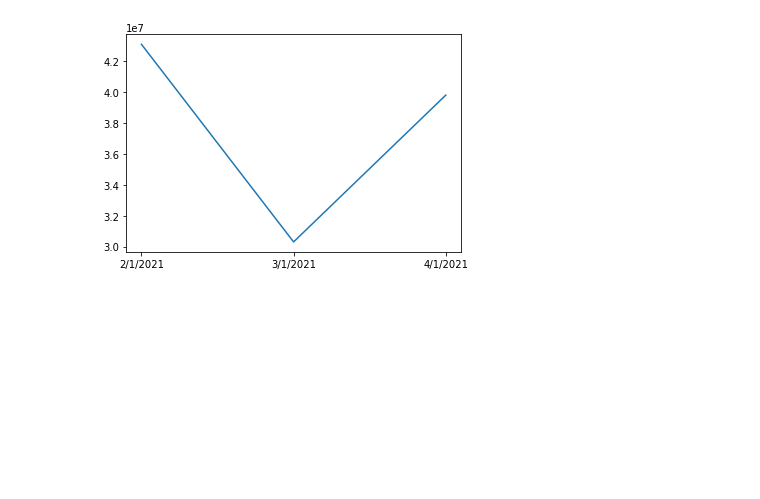
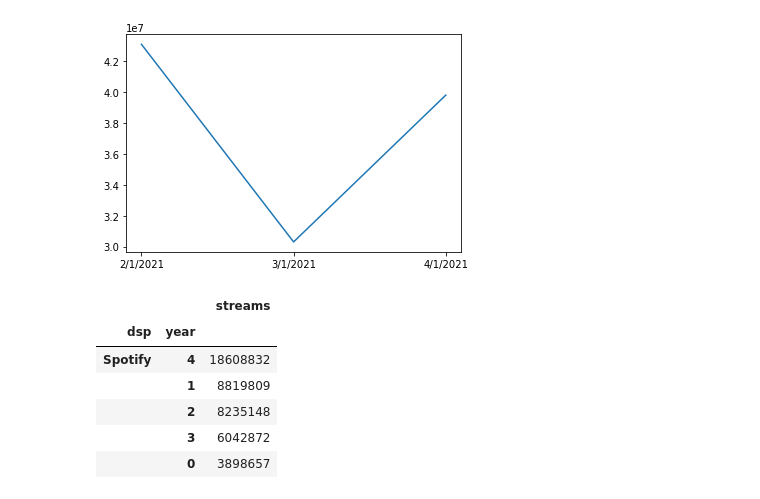
Before and after one commit to LJRollerII/mlc-project-napster, a Jupyter notebook: notebooks/dsp_mlc.ipynb, the cells around one changed output. Drawn from its saved outputs; the diff is of its cells as text; code cells hidden in the pictures; blank space fills up the shorter version.

```diff
--- a/notebooks/dsp_mlc.ipynb
+++ b/notebooks/dsp_mlc.ipynb
@@ -382,3 +405,15 @@ plt.plot(youtube_usage_stream)
 # %% [output]
 [<matplotlib.lines.Line2D at 0x...>]
 [figure]
+# %%
+pop_yr_spot = spotify_df.groupby(['dsp', 'year']).agg({'streams': ['sum']})
+pop_yr_spot.columns = ['streams']
+pop_yr_spot.head().sort_values(by='streams', ascending=False)
+# %% [output]
+|  |  | streams |
+| dsp | year |  |
+| Spotify | 4 | 18608832 |
+|  | 1 | 8819809 |
+|  | 2 | 8235148 |
+|  | 3 | 6042872 |
+|  | 0 | 3898657 |
```
Also changed, not shown: parts of 19 cells of this notebook.
